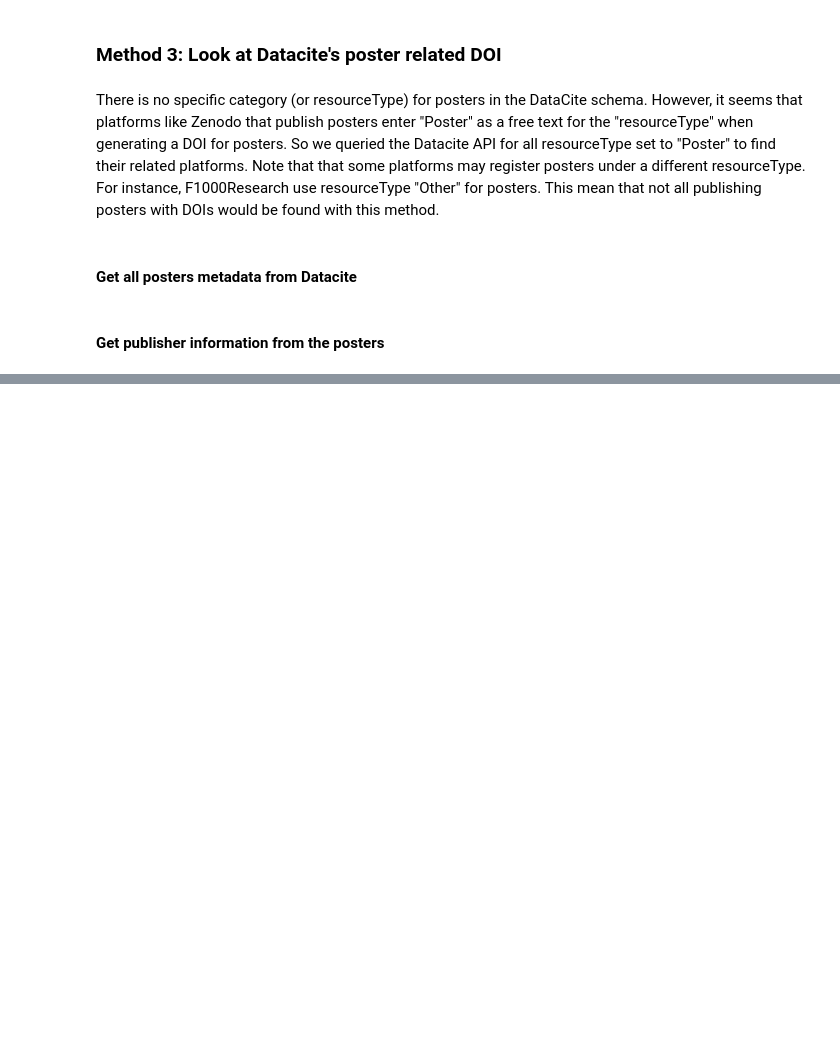
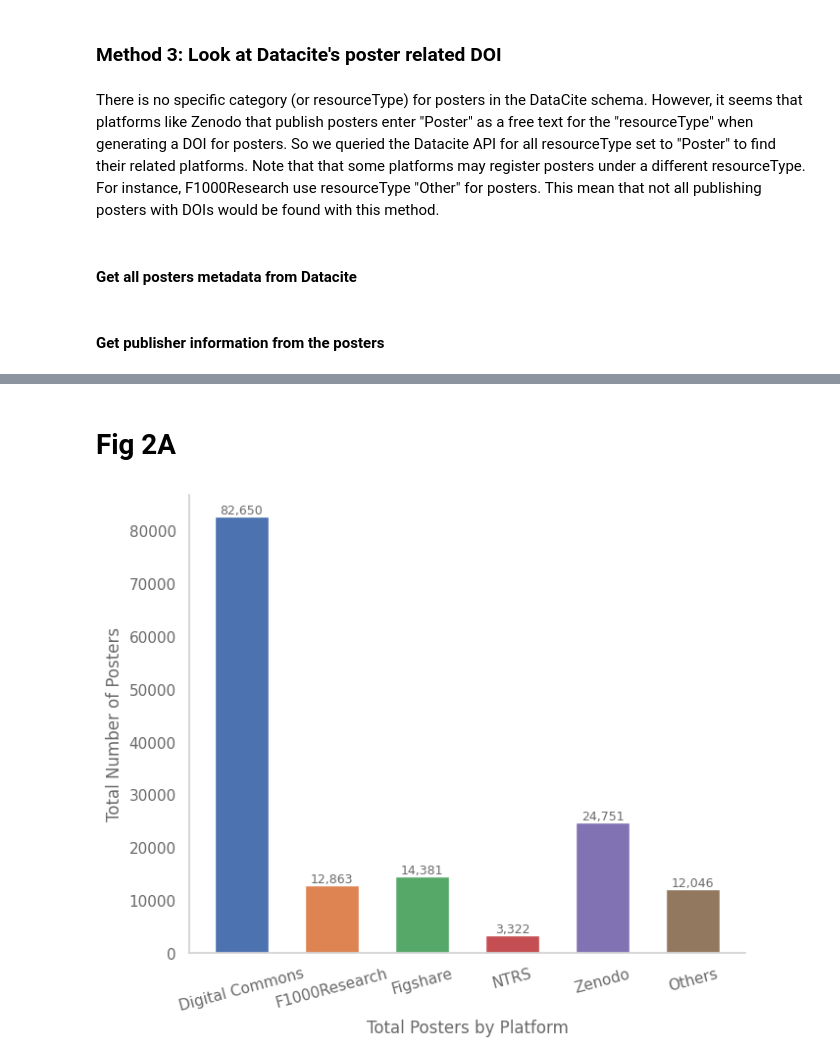
Before and after one commit to fairdataihub/poster-sharing-reuse-paper-code, a Jupyter notebook: find-posters.ipynb, the cells around one changed output, grey strips where cells are left out. Cells and saved outputs as stored; diff of their text form; code cells hidden in the pictures; blank space fills up the shorter version.

Commit message:
fix: merge poster-platform with find-posters

```diff
--- a/find-posters.ipynb
+++ b/find-posters.ipynb
@@ -146,0 +223,17 @@ df.to_csv("outputs/find-posters/find-posters-datacite.csv", index=False)
+# %%
+# --- Clean up totalPosters column ---
+df['totalPosters'] = pd.to_numeric(df['totalPosters'].replace("na", pd.NA), errors='coerce')
+
+# --- Apply filters (all platforms) ---
+filtered_df_ = df[
+    (df['containsPoster'].str.lower() == "yes") &
+    (df['isDerived'].str.lower() == "no") &
+    (df['hasSharingDate'].str.lower() == "yes")
+]
+
+# --- Count and sum ---
+row_count = len(filtered_df_)
+yearwise_posters_sum = filtered_df_['totalPosters'].sum()
+
+print(f"Valid rows (all platforms, containsPoster=yes, isDerived=no, hasSharingDate=yes): {row_count}")
+print(f"Sum of totalPosters (hasSharingDate=yes): {yearwise_posters_sum}")
@@ -146,0 +333,52 @@ df.to_csv("outputs/find-posters/find-posters-datacite.csv", index=False)
+# %% [markdown]
+# Fig 2A
+# %%
+import pandas as pd
+import matplotlib.pyplot as plt
+
+df['platformName'] = df['platformName'].replace(
+    {'NASA Technical Reports Server': 'NTRS'}
+)
+poster_plot_df = df[
+    (df['isDerived'].str.lower() == "no")
+    & df['totalPosters'].notna()
+    & (df['totalPosters'] != -1)
+]
+
+main_platforms = ["Digital Commons", "Zenodo", "Figshare", "F1000Research", "NTRS"]
+
+main_platform_df = poster_plot_df[poster_plot_df['platformName'].isin(main_platforms)]
+other_platform_df = poster_plot_df[~poster_plot_df['platformName'].isin(main_platforms)]
+
+main_sum = main_platform_df.groupby('platformName')['totalPosters'].sum()
+others_sum = pd.Series({'Others': other_platform_df['totalPosters'].sum()})
+
+plot_data = pd.concat([main_sum, others_sum])
+plot_data = plot_data.loc[plot_data.index.intersection(main_platforms + ["Others"])]
+
+palette = colors[:len(plot_data)]
+
+fig, ax = plt.subplots(figsize=(7, 6))
+bars = ax.bar(plot_data.index, plot_data.values, color=palette, width=0.6)
+
+ax.set_ylabel("Total Number of Posters", fontsize=12)
+ax.set_xlabel("Total Posters by Platform", fontsize=12)
+ax.set_xticks(range(len(plot_data)))                     # fix locator
+ax.set_xticklabels(plot_data.index, rotation=15)         # fix warning
+
+for bar in bars:
+    height = bar.get_height()
+    if pd.notna(height):
+        ax.text(
+            bar.get_x() + bar.get_width() / 2,
+            height,
+            f"{int(height):,}",
+            ha="center",
+            va="bottom",
+            fontsize=9
+        )
+
+fig.tight_layout()
+plt.show()
+# %% [output]
+[figure, added]
```
Also changed, not shown: parts of 23 cells of this notebook, 1 other file.
